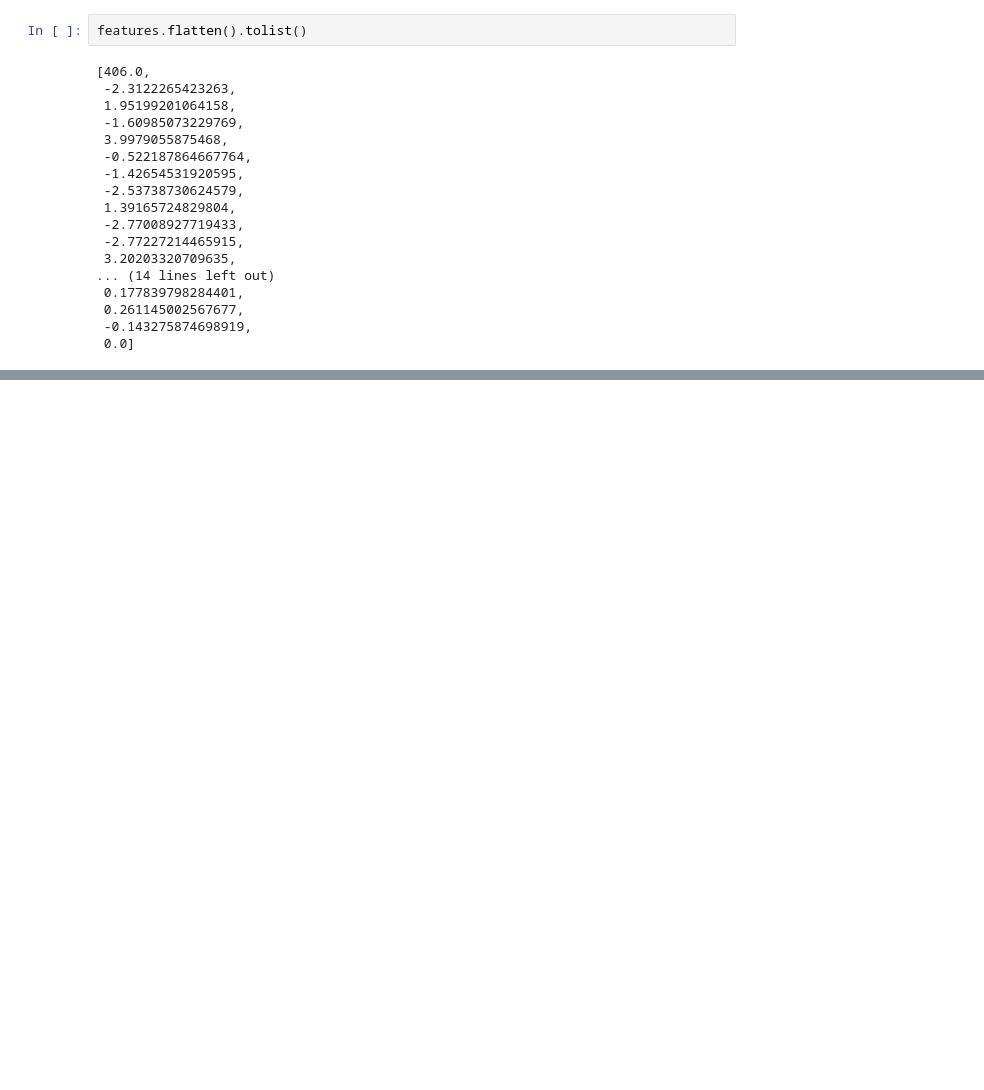
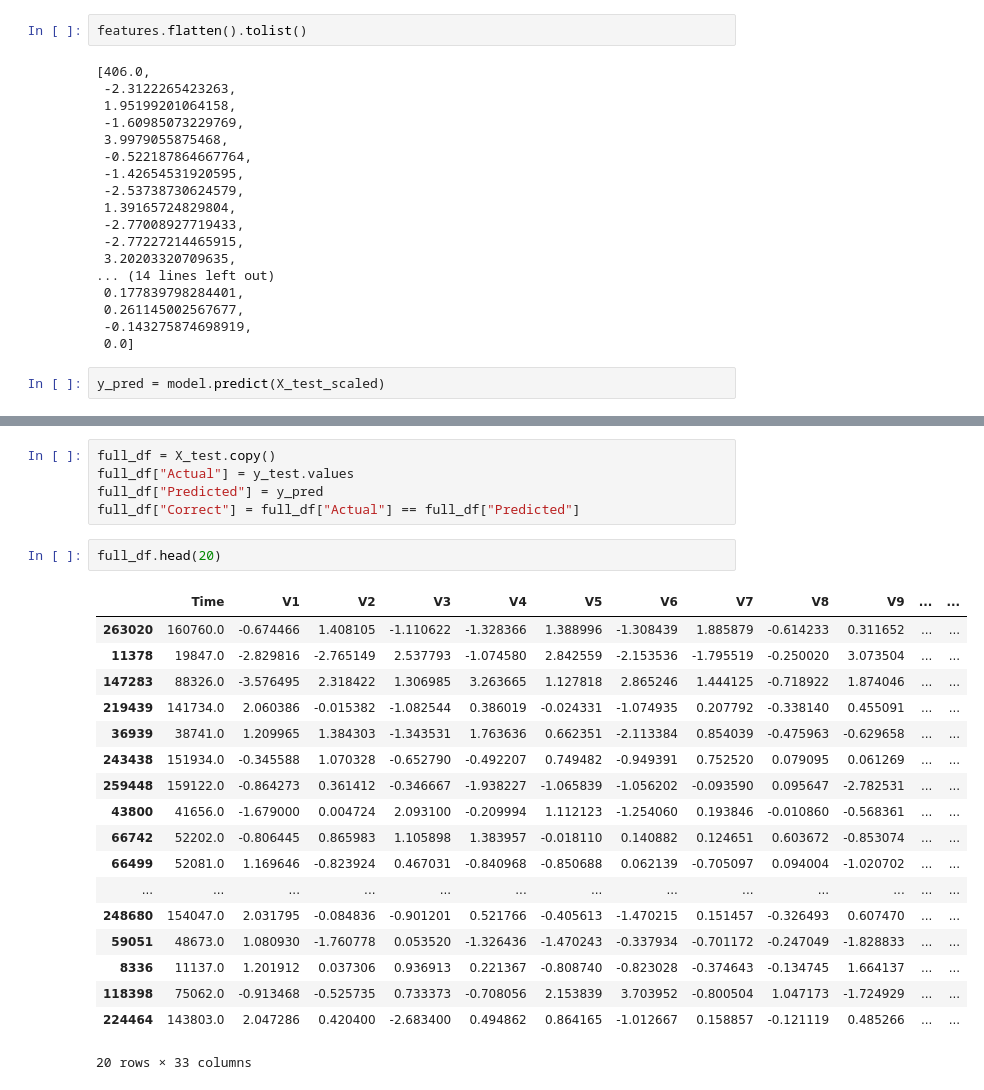
Before and after one commit to fibha-dev/AI_ML_Internship_Project, a Jupyter notebook: notebooks/01_eda.ipynb, the cells around one changed output, grey strips where cells are left out. Cells and saved outputs as stored; diff of their text form; blank space fills up the shorter version.

```diff
--- a/notebooks/01_eda.ipynb
+++ b/notebooks/01_eda.ipynb
@@ -651,3 +651,5 @@ features.flatten().tolist()
  0.261145002567677,
  -0.143275874698919,
  0.0]
+# %%
+y_pred = model.predict(X_test_scaled)
@@ -653,0 +680,26 @@ features.flatten().tolist()
+# %%
+full_df = X_test.copy()
+full_df["Actual"] = y_test.values
+full_df["Predicted"] = y_pred
+full_df["Correct"] = full_df["Actual"] == full_df["Predicted"]
+# %%
+full_df.head(20)
+# %% [output]
+|  | Time | V1 | V2 | V3 | V4 | V5 | V6 | V7 | V8 | V9 | ... | ... |
+| 263020 | 160760.0 | -0.674466 | 1.408105 | -1.110622 | -1.328366 | 1.388996 | -1.308439 | 1.885879 | -0.614233 | 0.311652 | ... | ... |
+| 11378 | 19847.0 | -2.829816 | -2.765149 | 2.537793 | -1.074580 | 2.842559 | -2.153536 | -1.795519 | -0.250020 | 3.073504 | ... | ... |
+| 147283 | 88326.0 | -3.576495 | 2.318422 | 1.306985 | 3.263665 | 1.127818 | 2.865246 | 1.444125 | -0.718922 | 1.874046 | ... | ... |
+| 219439 | 141734.0 | 2.060386 | -0.015382 | -1.082544 | 0.386019 | -0.024331 | -1.074935 | 0.207792 | -0.338140 | 0.455091 | ... | ... |
+| 36939 | 38741.0 | 1.209965 | 1.384303 | -1.343531 | 1.763636 | 0.662351 | -2.113384 | 0.854039 | -0.475963 | -0.629658 | ... | ... |
+| 243438 | 151934.0 | -0.345588 | 1.070328 | -0.652790 | -0.492207 | 0.749482 | -0.949391 | 0.752520 | 0.079095 | 0.061269 | ... | ... |
+| 259448 | 159122.0 | -0.864273 | 0.361412 | -0.346667 | -1.938227 | -1.065839 | -1.056202 | -0.093590 | 0.095647 | -2.782531 | ... | ... |
+| 43800 | 41656.0 | -1.679000 | 0.004724 | 2.093100 | -0.209994 | 1.112123 | -1.254060 | 0.193846 | -0.010860 | -0.568361 | ... | ... |
+| 66742 | 52202.0 | -0.806445 | 0.865983 | 1.105898 | 1.383957 | -0.018110 | 0.140882 | 0.124651 | 0.603672 | -0.853074 | ... | ... |
+| 66499 | 52081.0 | 1.169646 | -0.823924 | 0.467031 | -0.840968 | -0.850688 | 0.062139 | -0.705097 | 0.094004 | -1.020702 | ... | ... |
+| ... | ... | ... | ... | ... | ... | ... | ... | ... | ... | ... | ... | ... |
+| 248680 | 154047.0 | 2.031795 | -0.084836 | -0.901201 | 0.521766 | -0.405613 | -1.470215 | 0.151457 | -0.326493 | 0.607470 | ... | ... |
+| 59051 | 48673.0 | 1.080930 | -1.760778 | 0.053520 | -1.326436 | -1.470243 | -0.337934 | -0.701172 | -0.247049 | -1.828833 | ... | ... |
+| 8336 | 11137.0 | 1.201912 | 0.037306 | 0.936913 | 0.221367 | -0.808740 | -0.823028 | -0.374643 | -0.134745 | 1.664137 | ... | ... |
+| 118398 | 75062.0 | -0.913468 | -0.525735 | 0.733373 | -0.708056 | 2.153839 | 3.703952 | -0.800504 | 1.047173 | -1.724929 | ... | ... |
+| 224464 | 143803.0 | 2.047286 | 0.420400 | -2.683400 | 0.494862 | 0.864165 | -1.012667 | 0.158857 | -0.121119 | 0.485266 | ... | ... |
+20 rows × 33 columns
```
Also changed, not shown: parts of 11 cells of this notebook, 3 other files.
